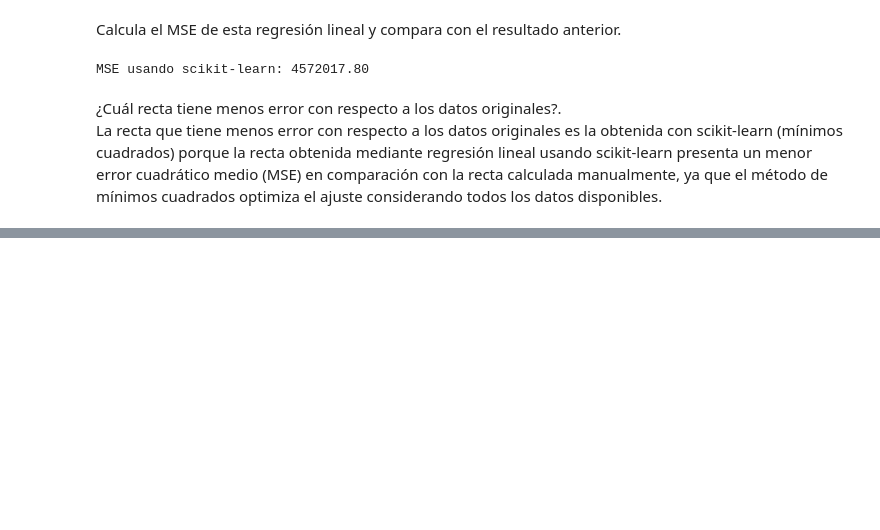
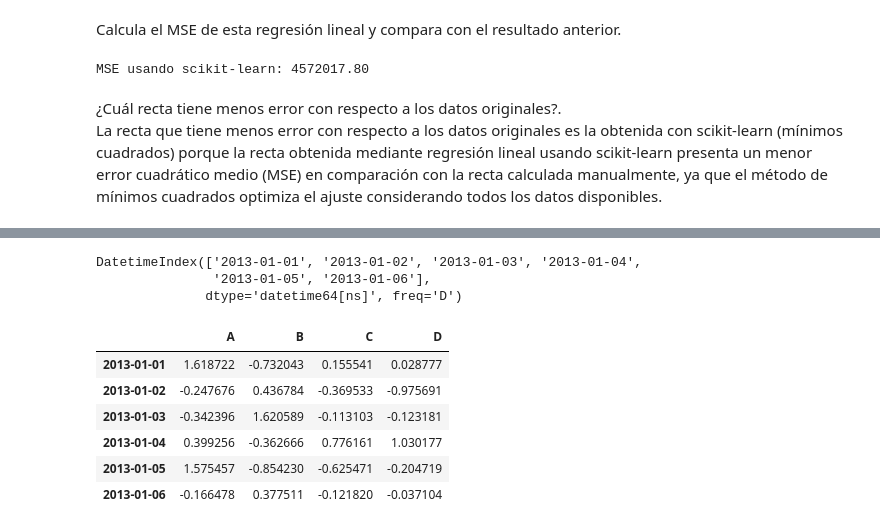
Before and after one commit to aldogg10/E50A-E01, a Jupyter notebook: Untitled0.ipynb, the cells around one changed output, grey strips where cells are left out. Saved outputs shown, nothing was run; the diff lists cells and outputs as text; code cells hidden in the pictures; blank space fills up the shorter version.

```diff
--- a/Untitled0.ipynb
+++ b/Untitled0.ipynb
@@ -851,0 +869,18 @@ La recta que tiene menos error con respecto a los datos originales es la obtenid
+# %%
+dates = pd.date_range("20130101", periods=6)
+dates
+# %% [output]
+DatetimeIndex(['2013-01-01', '2013-01-02', '2013-01-03', '2013-01-04',
+               '2013-01-05', '2013-01-06'],
+              dtype='datetime64[ns]', freq='D')
+# %%
+df = pd.DataFrame(np.random.randn(6, 4), index=dates, columns=list("ABCD"))
+df
+# %% [output]
+|  | A | B | C | D |
+| 2013-01-01 | 1.618722 | -0.732043 | 0.155541 | 0.028777 |
+| 2013-01-02 | -0.247676 | 0.436784 | -0.369533 | -0.975691 |
+| 2013-01-03 | -0.342396 | 1.620589 | -0.113103 | -0.123181 |
+| 2013-01-04 | 0.399256 | -0.362666 | 0.776161 | 1.030177 |
+| 2013-01-05 | 1.575457 | -0.854230 | -0.625471 | -0.204719 |
+| 2013-01-06 | -0.166478 | 0.377511 | -0.121820 | -0.037104 |
```
Also changed, not shown: parts of 21 cells of this notebook.
